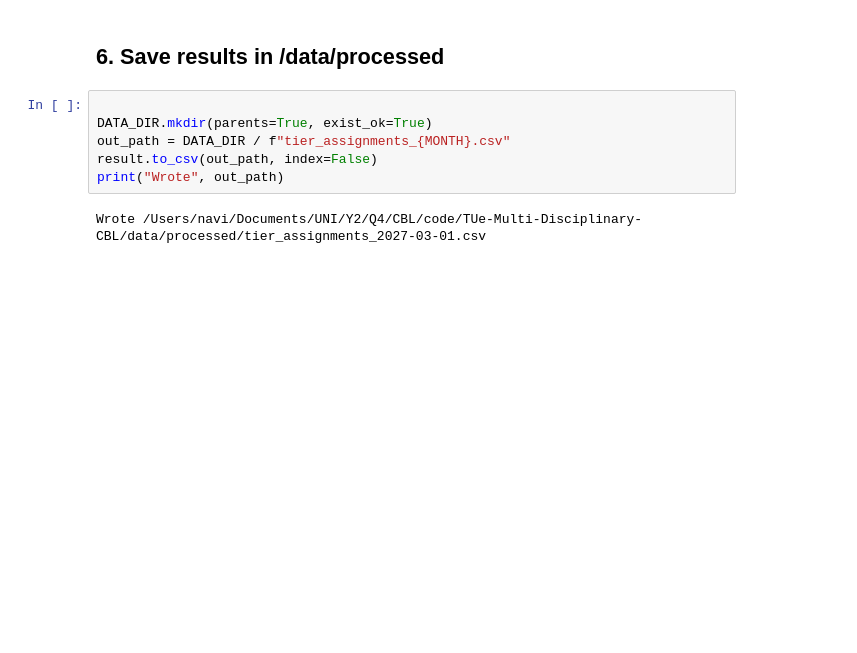
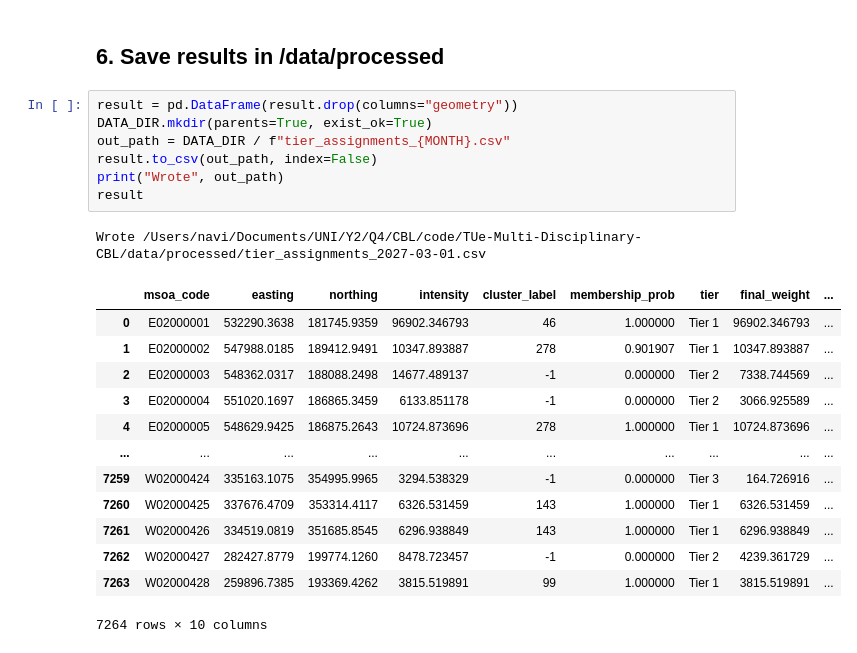
Before and after one commit to rostyslav-bilous/TUe-Multi-Disciplinary-CBL, a Jupyter notebook: notebooks/tiering.ipynb, the cells around one changed output. Saved outputs shown, nothing was run; the diff lists cells and outputs as text; blank space fills up the shorter version.

Commit message:
output table put back to the original format

```diff
--- a/notebooks/tiering.ipynb
+++ b/notebooks/tiering.ipynb
@@ -246,10 +246,24 @@ Name: count, dtype: int64
 # %% [markdown]
 ## 6. Save results in /data/processed
 # %%
-
+result = pd.DataFrame(result.drop(columns="geometry"))
 DATA_DIR.mkdir(parents=True, exist_ok=True)
 out_path = DATA_DIR / f"tier_assignments_{MONTH}.csv"
 result.to_csv(out_path, index=False)
 print("Wrote", out_path)
+result
 # %% [output]
 Wrote /Users/navi/Documents/UNI/Y2/Q4/CBL/code/TUe-Multi-Disciplinary-CBL/data/processed/tier_assignments_2027-03-01.csv
+|  | msoa_code | easting | northing | intensity | cluster_label | membership_prob | tier | final_weight | ... |
+| 0 | E02000001 | 532290.3638 | 181745.9359 | 96902.346793 | 46 | 1.000000 | Tier 1 | 96902.346793 | ... |
+| 1 | E02000002 | 547988.0185 | 189412.9491 | 10347.893887 | 278 | 0.901907 | Tier 1 | 10347.893887 | ... |
+| 2 | E02000003 | 548362.0317 | 188088.2498 | 14677.489137 | -1 | 0.000000 | Tier 2 | 7338.744569 | ... |
+| 3 | E02000004 | 551020.1697 | 186865.3459 | 6133.851178 | -1 | 0.000000 | Tier 2 | 3066.925589 | ... |
+| 4 | E02000005 | 548629.9425 | 186875.2643 | 10724.873696 | 278 | 1.000000 | Tier 1 | 10724.873696 | ... |
+| ... | ... | ... | ... | ... | ... | ... | ... | ... | ... |
+| 7259 | W02000424 | 335163.1075 | 354995.9965 | 3294.538329 | -1 | 0.000000 | Tier 3 | 164.726916 | ... |
+| 7260 | W02000425 | 337676.4709 | 353314.4117 | 6326.531459 | 143 | 1.000000 | Tier 1 | 6326.531459 | ... |
+| 7261 | W02000426 | 334519.0819 | 351685.8545 | 6296.938849 | 143 | 1.000000 | Tier 1 | 6296.938849 | ... |
+| 7262 | W02000427 | 282427.8779 | 199774.1260 | 8478.723457 | -1 | 0.000000 | Tier 2 | 4239.361729 | ... |
+| 7263 | W02000428 | 259896.7385 | 193369.4262 | 3815.519891 | 99 | 1.000000 | Tier 1 | 3815.519891 | ... |
+7264 rows × 10 columns
```
